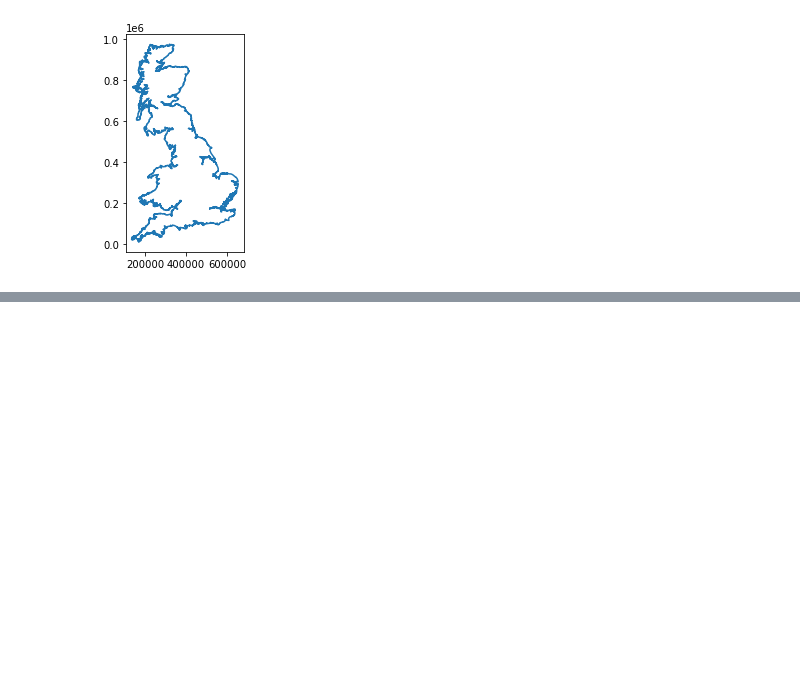
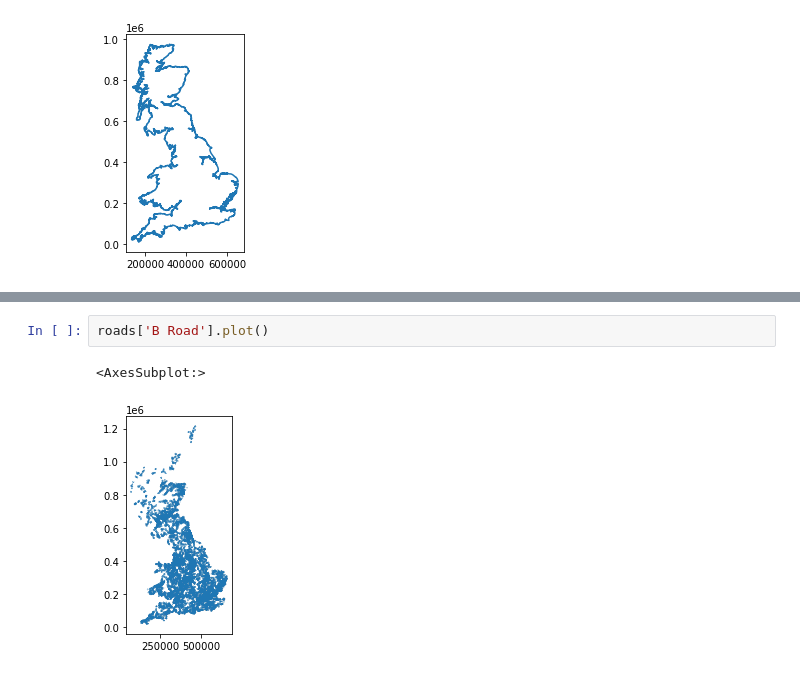
Before and after one commit to peterprescott/a1-dissertation, a Jupyter notebook: code/09Sep_06/B031_ComparingTiles.ipynb, the cells around one changed output, grey strips where cells are left out. Saved outputs shown, nothing was run; the diff lists cells and outputs as text; blank space fills up the shorter version.

```diff
--- a/code/09Sep_06/B031_ComparingTiles.ipynb
+++ b/code/09Sep_06/B031_ComparingTiles.ipynb
@@ -171,0 +52,5 @@ db.query('SELECT (COUNT(*)) FROM isles')
+# %%
+roads['B Road'].plot()
+# %% [output]
+<AxesSubplot:>
+[figure, added]
```
Also changed, not shown: parts of 42 cells of this notebook.
